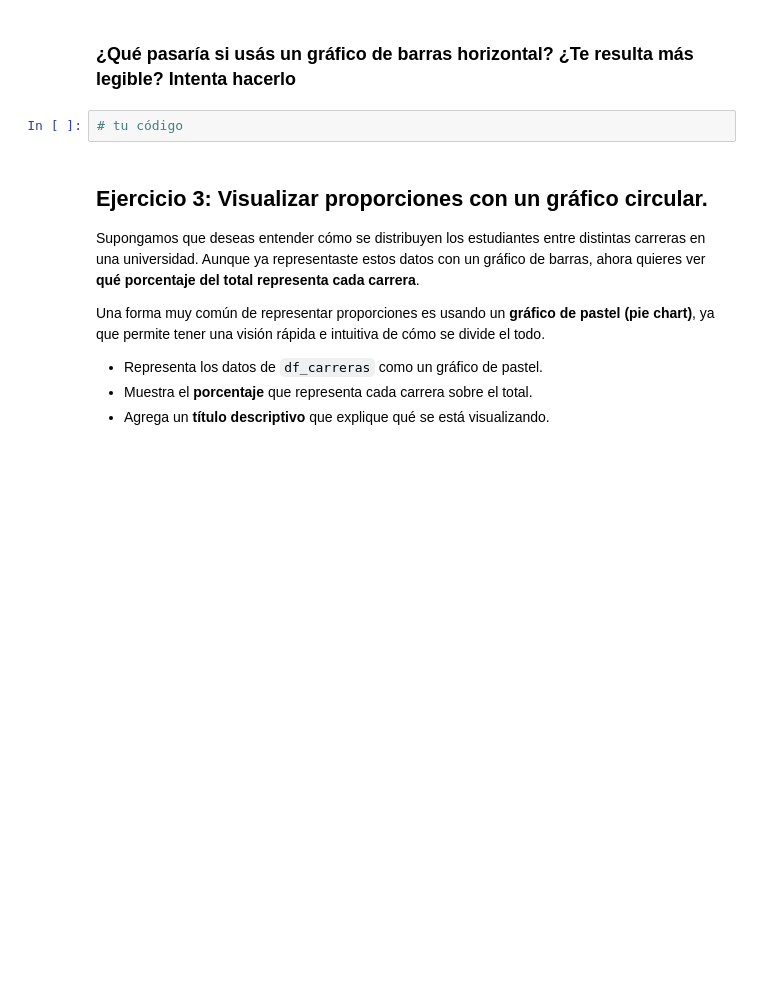
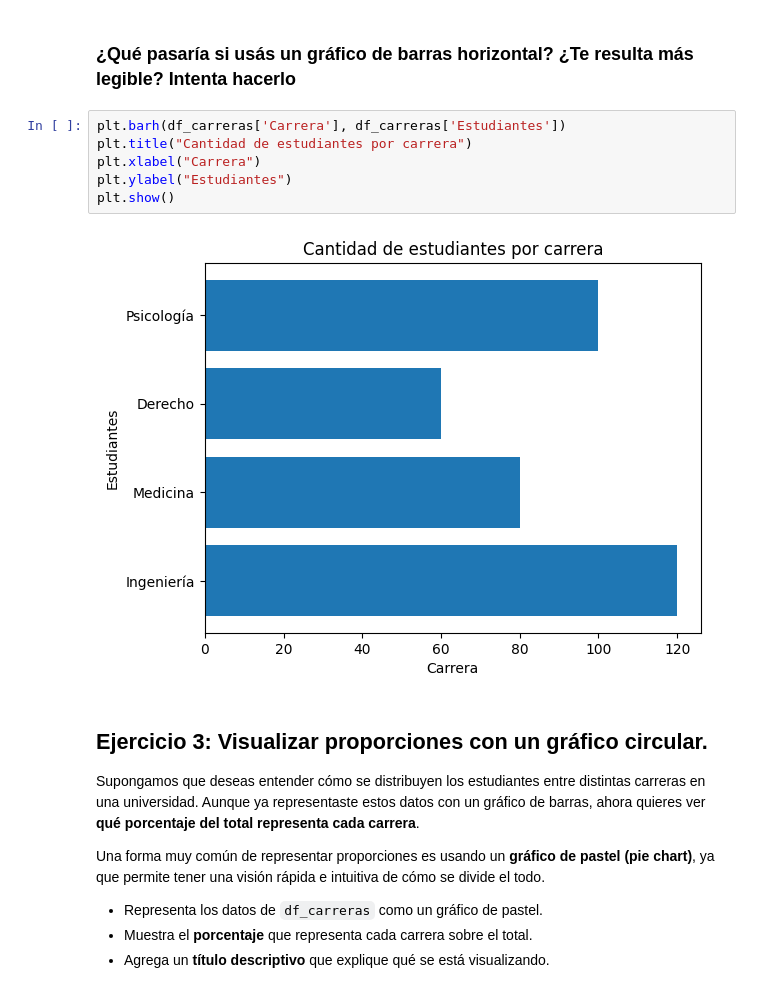
Before and after one commit to 4GeeksAcademy/AdriAREvisualization-exercises-with-matplot-and-seaborn, a Jupyter notebook: notebook/problems.es.ipynb, the cells around one changed output. Saved outputs shown, nothing was run; the diff lists cells and outputs as text; blank space fills up the shorter version.

```diff
--- a/notebook/problems.es.ipynb
+++ b/notebook/problems.es.ipynb
@@ -84,7 +90,13 @@ df_carreras
 # %% [markdown]
 ### ¿Qué pasaría si usás un gráfico de barras **horizontal**? ¿Te resulta más legible? Intenta hacerlo
-# %%
-# tu código
+# %%
+plt.barh(df_carreras['Carrera'], df_carreras['Estudiantes'])
+plt.title("Cantidad de estudiantes por carrera")
+plt.xlabel("Carrera")
+plt.ylabel("Estudiantes")
+plt.show()
+# %% [output]
+[figure, added]
 # %% [markdown]
 ## Ejercicio 3: Visualizar proporciones con un gráfico circular.
 
```
Also changed, not shown: parts of 2 cells of this notebook.
